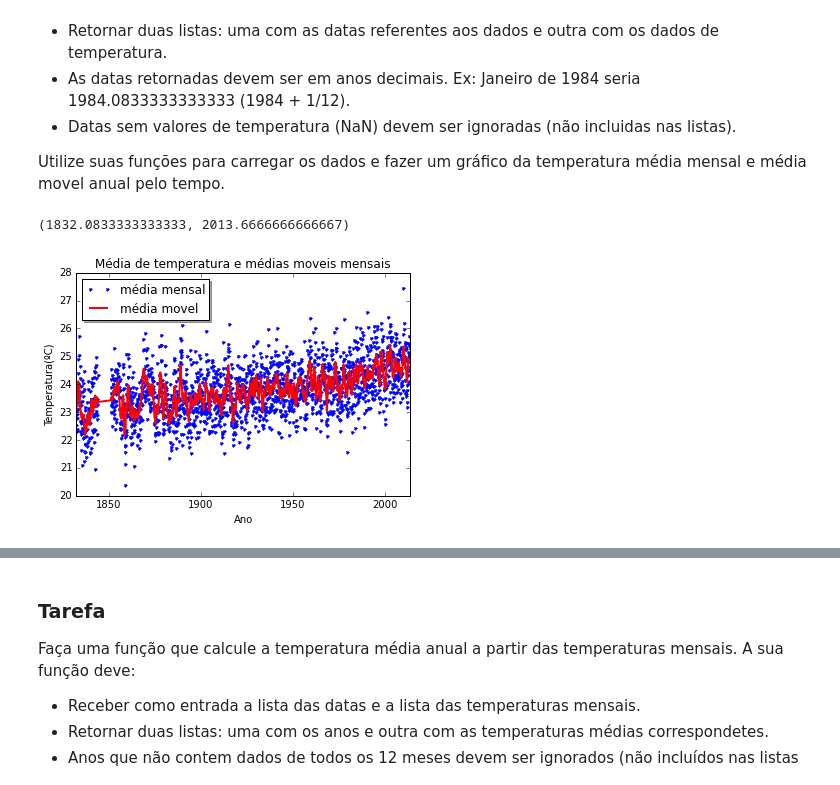
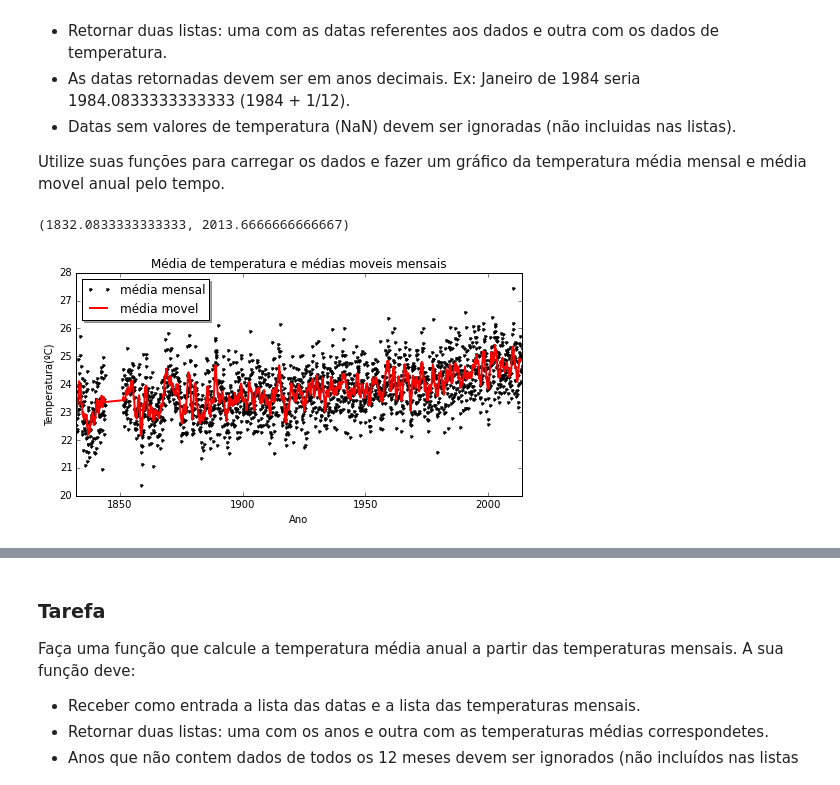
Before and after one commit to mat-esp-2015/capstone-camila-dyellen-maisum, a Jupyter notebook: capstone.ipynb, the cells around one changed output, grey strips where cells are left out. Saved outputs shown, nothing was run; the diff lists cells and outputs as text; code cells hidden in the pictures.

```diff
--- a/capstone.ipynb
+++ b/capstone.ipynb
@@ -94,18 +94,18 @@ def temp_moveis(arquivo):
 # %%
 # print (temp_mensal(arquivo)[0],temp_mensal(arquivo)[1]) # Impressão usada apena para teste.
 # %%
-plt.figure()
-plt.plot(temp_mensal(arquivo)[0],temp_mensal(arquivo)[1],'.', label = 'média mensal')
+plt.figure(figsize = [8, 4])
+plt.plot(temp_mensal(arquivo)[0],temp_mensal(arquivo)[1],'.k', label = 'média mensal')
 plt.plot(temp_moveis(arquivo)[0],temp_moveis(arquivo)[1],'r', linewidth = 2 , label = 'média movel')
+#preenchendo as informações para a legenda
 plt.legend(loc='upper left', shadow=True, fontsize='large')
-# legenda
-plt.title('Média de temperatura e médias moveis mensais')
-plt.ylabel('Temperatura(ºC)')
-plt.xlabel('Ano')
+plt.title('Média de temperatura e médias moveis mensais') #nomeamos o título
+plt.ylabel('Temperatura(ºC)') #nomeamos o eixo Y
+plt.xlabel('Ano') #nomeamos o eixo x
 plt.xlim(min(temp_mensal(arquivo)[0]), max(temp_mensal(arquivo)[0]))
 # %% [output]
 (1832.0833333333333, 2013.6666666666667)
-[figure, old version]
+[figure, new version]
 # %% [markdown]
 ### Resultado esperado
 
```
Also changed, not shown: parts of 3 cells of this notebook.
